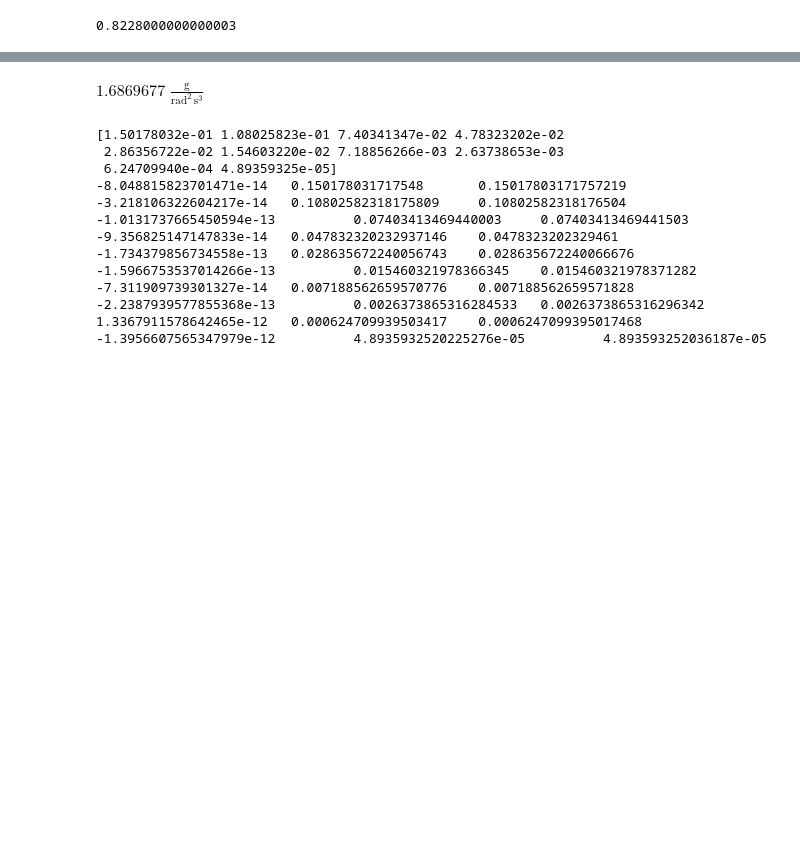
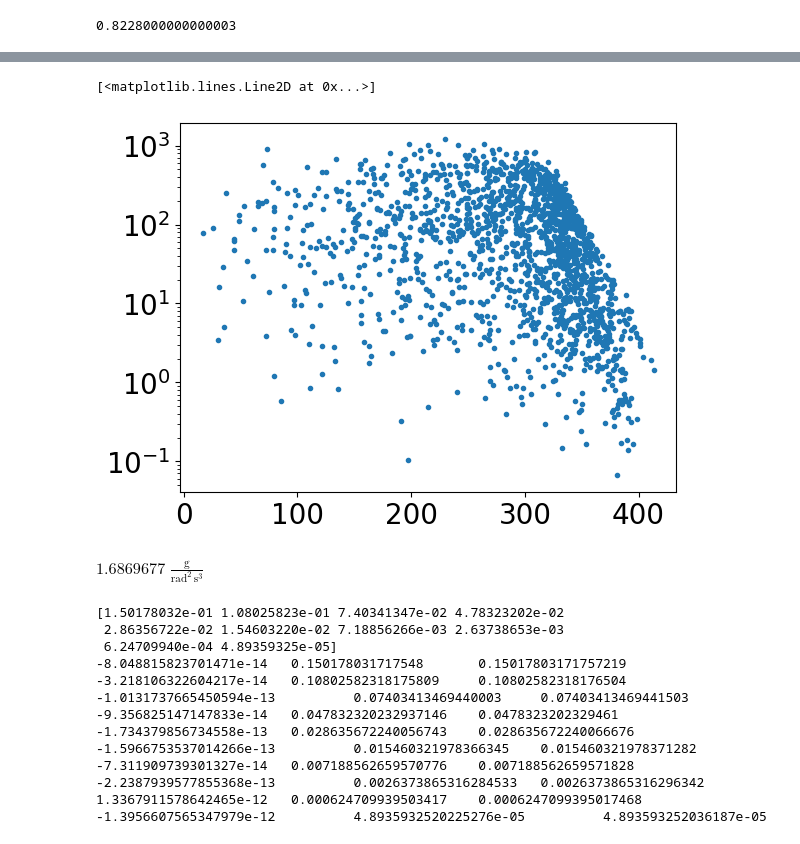
Before and after one commit to chunliangmu/RTinCEE-scripts-2024, a Jupyter notebook: script_LCGen.ipynb, the cells around one changed output, grey strips where cells are left out. Saved outputs shown, nothing was run; the diff lists cells and outputs as text; code cells hidden in the pictures; blank space fills up the shorter version.

```diff
--- a/script_LCGen.ipynb
+++ b/script_LCGen.ipynb
@@ -2150,3 +2217,8 @@ s
+# %%
+plt.semilogy(R1xy, dtaus_max, '.')
+# %% [output]
+[<matplotlib.lines.Line2D at 0x...>]
+[figure, added]
 # %%
 -kernel_rad-dx/2
 # %% [output]
```
Also changed, not shown: parts of 6 cells of this notebook.
